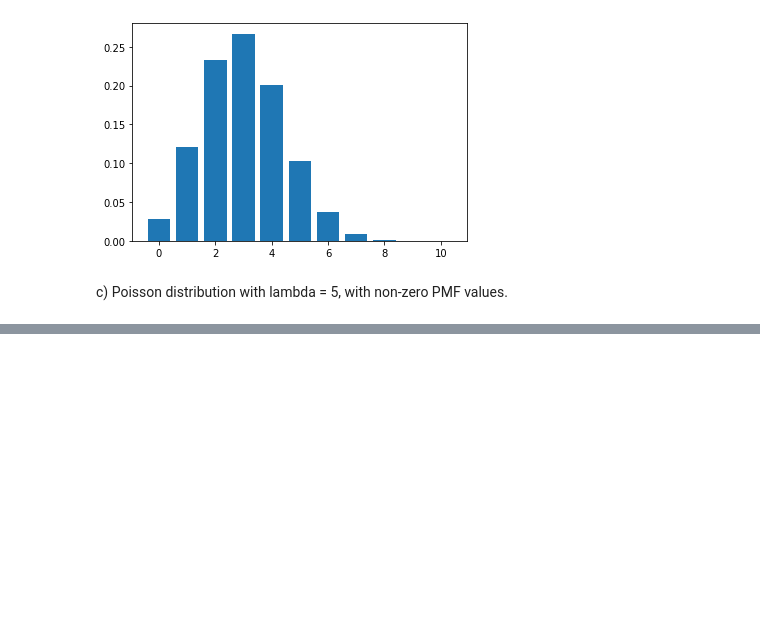
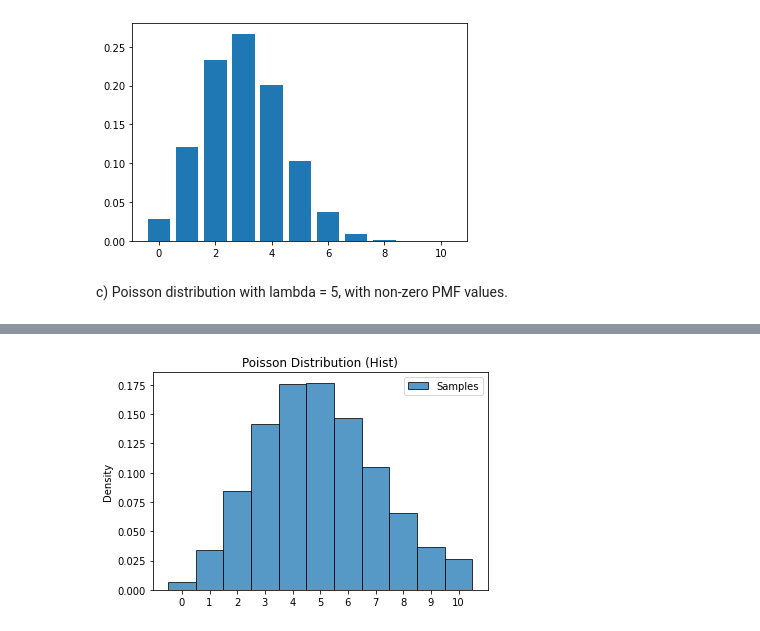
Before and after one commit to verneh/DS, a Jupyter notebook: stats/stats.ipynb, the cells around one changed output, grey strips where cells are left out. Saved outputs shown, nothing was run; the diff lists cells and outputs as text; code cells hidden in the pictures; blank space fills up the shorter version.

```diff
--- a/stats/stats.ipynb
+++ b/stats/stats.ipynb
@@ -53,0 +106,14 @@ plt.bar(r_values, p_dist)
+# %%
+poisson = stats.poisson(mu=5)
+p_sample = poisson.rvs(size=1000000,random_state=42)
+# end = np.max(p_sample)+1
+end = 11
+t=np.arange(0,end)
+plt.hist(p_sample, bins=end,range=(0,end), density=True,align='left', edgecolor='k',label="Samples", alpha=0.75)
+plt.title("Poisson Distribution (Hist)")
+plt.ylabel("Density")
+plt.legend()
+plt.xticks(t)
+plt.show()
+# %% [output]
+[figure, added]
```
Also changed, not shown: parts of 17 cells of this notebook.
